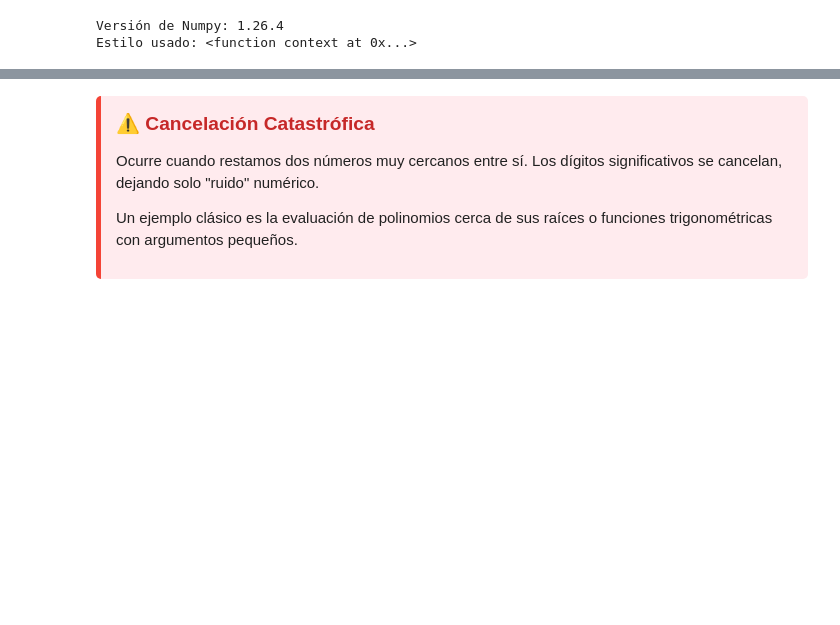
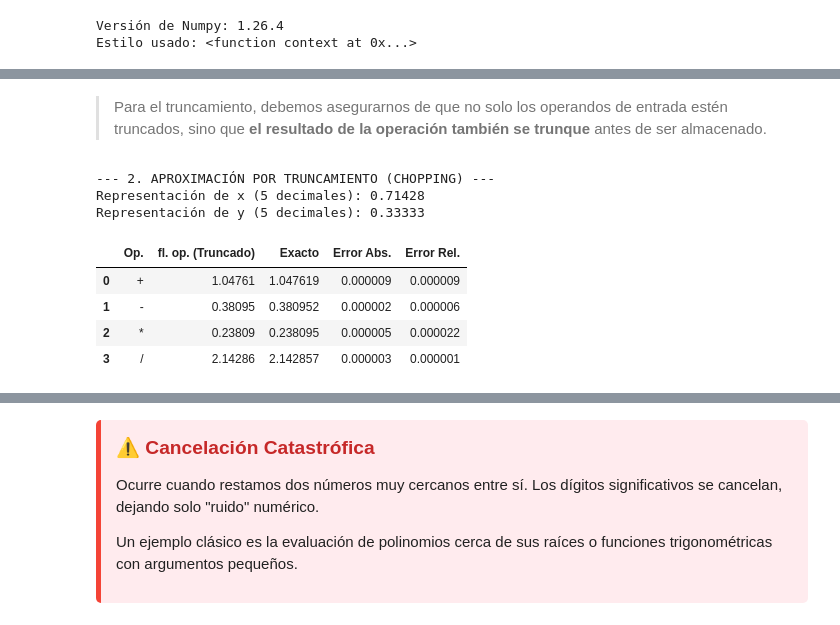
Before and after one commit to ManuelSanchezUribe/MAT2605_UC_labs, a Jupyter notebook: Lab01/lab01.ipynb, the cells around one changed output, grey strips where cells are left out. Drawn from its saved outputs; the diff is of its cells as text; code cells hidden in the pictures; blank space fills up the shorter version.

```diff
--- a/Lab01/lab01.ipynb
+++ b/Lab01/lab01.ipynb
@@ -102,0 +377,43 @@ Epsilon real (sys): 2.220446049250313e-16
+# %% [markdown]
+
+> Para el truncamiento, debemos asegurarnos de que no solo los operandos de entrada estén truncados, sino que **el resultado de la operación también se trunque** antes de ser almacenado.
+# %%
+def truncate(n, precision):
+    """Trunca un número a una cantidad específica de decimales."""
+    factor = 10 ** precision
+    return int(n * factor) / factor
+
+print("--- 2. APROXIMACIÓN POR TRUNCAMIENTO (CHOPPING) ---")
+flx_t = truncate(x, prec)
+fly_t = truncate(y, prec)
+
+print(f"Representación de x (5 decimales): {flx_t}")
+print(f"Representación de y (5 decimales): {fly_t}")
+
+# CORRECCIÓN: Aplicamos truncate() a la operación, no round()
+col1_trunc = [truncate(flx_t + fly_t, prec),
+              truncate(flx_t - fly_t, prec),
+              truncate(flx_t * fly_t, prec),
+              truncate(flx_t / fly_t, prec)]
+
+col3_abs_t = [np.abs(col1_trunc[i] - col2_exact[i]) for i in range(4)]
+col4_rel_t = [col3_abs_t[i] / np.abs(col2_exact[i]) for i in range(4)]
+
+df_trunc = pd.DataFrame({
+    "Op.": ["+", "-", "*", "/"],
+    "fl. op. (Truncado)": col1_trunc,
+    "Exacto": col2_exact,
+    "Error Abs.": col3_abs_t,
+    "Error Rel.": col4_rel_t
+})
+
+display(df_trunc)
+# %% [output]
+--- 2. APROXIMACIÓN POR TRUNCAMIENTO (CHOPPING) ---
+Representación de x (5 decimales): 0.71428
+Representación de y (5 decimales): 0.33333
+|  | Op. | fl. op. (Truncado) | Exacto | Error Abs. | Error Rel. |
+| 0 | + | 1.04761 | 1.047619 | 0.000009 | 0.000009 |
+| 1 | - | 0.38095 | 0.380952 | 0.000002 | 0.000006 |
+| 2 | * | 0.23809 | 0.238095 | 0.000005 | 0.000022 |
+| 3 | / | 2.14286 | 2.142857 | 0.000003 | 0.000001 |
```
Also changed, not shown: parts of 21 cells of this notebook.
